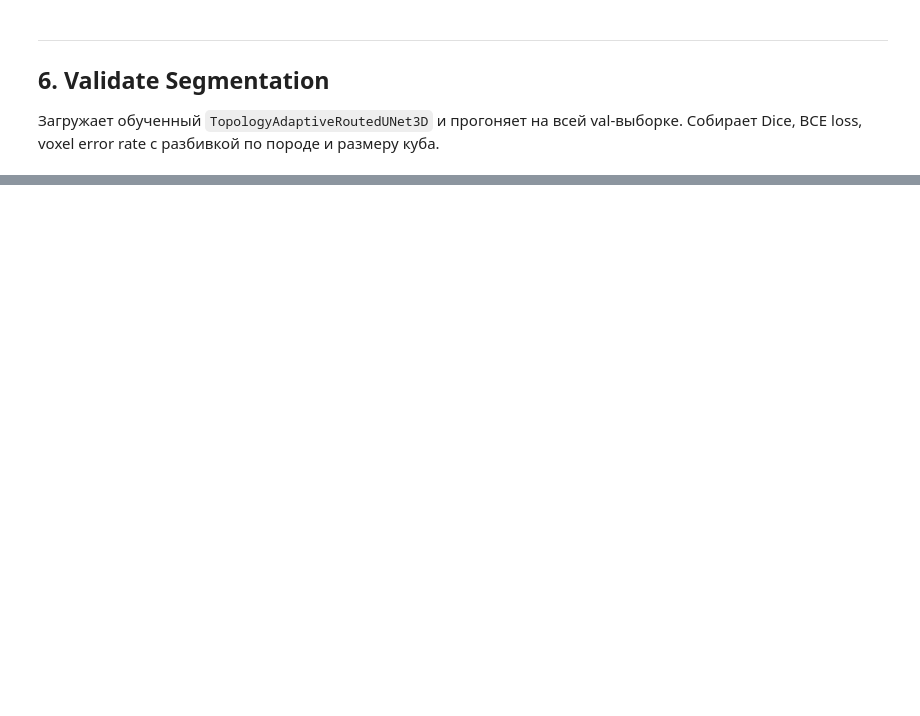
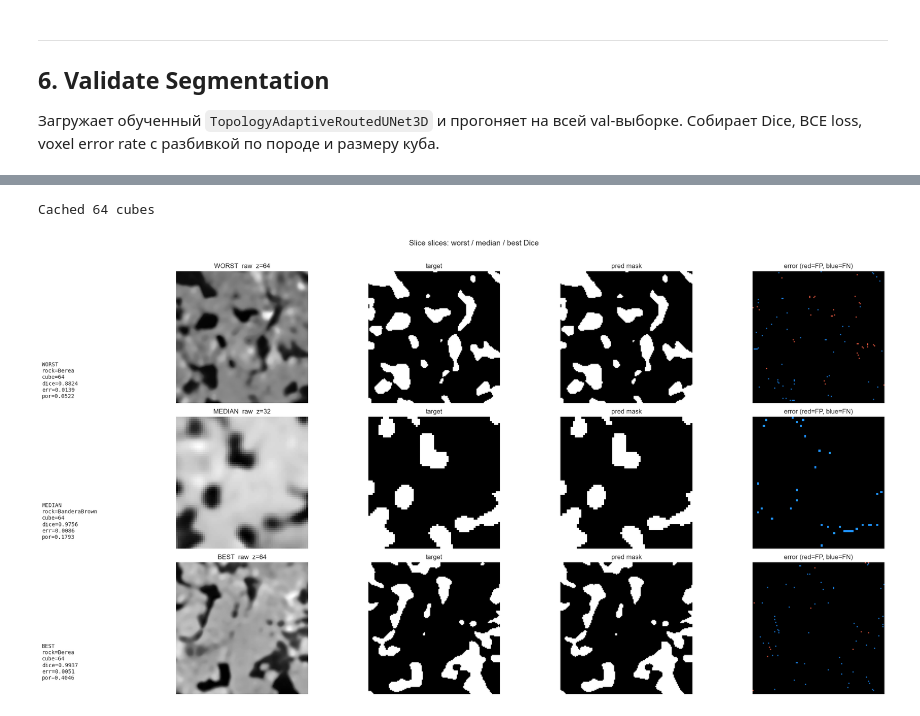
Before and after one commit to mxzt9/Micro-CT, a Jupyter notebook: src/full_pipeline.ipynb, the cells around one changed output, grey strips where cells are left out. Saved outputs shown, nothing was run; the diff lists cells and outputs as text; code cells hidden in the pictures; blank space fills up the shorter version.

```diff
--- a/src/full_pipeline.ipynb
+++ b/src/full_pipeline.ipynb
@@ -345,11 +363,11 @@ from utils import (
 # %%
 CUBE_SIZES = list(DEFAULT_CUBE_SIZES)
 SPLIT = "train"
-MAX_SAMPLES = 5  # уменьши для быстрой проверки
+MAX_SAMPLES = 100  # извлекаем больше сетей для обучения GNN
 USE_TARGET_MASK = True  # True = ground truth, без загрузки сегмент. модели
 THRESHOLD = 0.5
 VOXEL_SIZE_M = 2.25e-6
-SEG_CHECKPOINT = ROOT / "models" / "segmentation_best.pth"
+SEG_CHECKPOINT = ROOT / "models" / "colab_1epoch.pth"
 # %%
 OUT_DIR = ROOT / "outputs" / "networks"
 OUT_DIR.mkdir(parents=True, exist_ok=True)
@@ -678,7 +764,7 @@ import seaborn as sns
 
 warnings.filterwarnings('ignore')
 # %%
-CHECKPOINT_PATH = ROOT / "models" / "segmentation_best.pth"
+CHECKPOINT_PATH = ROOT / "models" / "colab_2epoch.pth"
 CUBE_SIZES = [64, 128]
 BATCH_SIZE_BY_CUBE_SIZE = {64: 16, 128: 2, 192: 1}
 VAL_SAMPLES_PER_GROUP = 16
@@ -972,12 +996,60 @@ summary
-# %%
-fig, axes = plt.subplots(1, 2, figsize=(14, 5))
-for ax, metric, title in zip(axes, ["val_loss", "val_dice"], ["Validation Loss", "Validation Dice"]):
-    for model_name in summary["model"].unique():
-        df = summary[summary["model"] == model_name]
-        ax.plot(df["epoch"], df[metric], label=model_name, linewidth=1.5)
-    ax.set_xlabel("Epoch"); ax.set_title(title); ax.legend(); ax.grid(True, alpha=0.3)
-fig.tight_layout(); plt.show()
-
-best = summary.loc[summary.groupby("model")["val_dice"].idxmax()]
-for _, row in best.iterrows():
-    print(f"Best {row['model']}: epoch={row['epoch']}, val_loss={row['val_loss']:.4f}, val_dice={row['val_dice']:.4f}")
+# %%
+# ── Визуализация срезов: худший / средний / лучший по Dice ──
+import matplotlib.pyplot as plt
+from matplotlib.colors import ListedColormap
+import numpy as np
+from utils import cubical_persistence_summary
+
+# Сохраняем все x, y, pred в RAM одним проходом по val_ds
+print("Caching cubes for visualization...")
+all_x, all_y, all_pred = [], [], []
+bce_fn = torch.nn.BCEWithLogitsLoss(reduction="none")
+with torch.inference_mode():
+    for i in tqdm(range(len(val_ds)), desc="caching"):
+        s = val_ds[i]
+        x = s["x"].unsqueeze(0).float().to(device)
+        ph = s.get("ph_features")
+        if ph is not None:
+            ph = ph.unsqueeze(0).to(device)
+        out = model(x, ph_features=ph, return_dict=True)
+        prob = torch.sigmoid(out["logits"])
+        all_x.append(s["x"])
+        all_y.append(s["y"])
+        all_pred.append((prob >= 0.5).cpu().squeeze())
+print(f"Cached {len(all_x)} cubes")
+
+worst_idx = df["dice"].idxmin()
+best_idx  = df["dice"].idxmax()
+median_idx = (df["dice"] - df["dice"].mean()).abs().idxmin()
+picks = [("WORST", worst_idx), ("MEDIAN", median_idx), ("BEST", best_idx)]
+
+fig, axes = plt.subplots(3, 4, figsize=(24, 12))
+err_cmap = ListedColormap(["black", "tomato", "dodgerblue"])  # 0=ok, 1=FP, 2=FN
+
+for row, (label, idx) in enumerate(picks):
+    raw = all_x[idx].numpy()[0]   # (D,H,W)
+    gt  = all_y[idx].numpy()[0]   # (D,H,W)
+    pred = all_pred[idx].numpy()  # (D,H,W)
+    cs = int(df.iloc[idx]["cube_size"])
+    mid = raw.shape[0] // 2
+
+    raw_s = raw[mid]; gt_s = gt[mid]; pred_s = pred[mid]
+    err = np.zeros_like(pred_s, dtype=np.uint8)
+    err[(pred_s == 1) & (gt_s == 0)] = 1  # FP
+    err[(pred_s == 0) & (gt_s == 1)] = 2  # FN
+
+    axes[row, 0].imshow(raw_s, cmap="gray");               axes[row, 0].set_title(f"{label}  raw  z={mid}"); axes[row,0].axis("off")
+    axes[row, 1].imshow(gt_s, cmap="gray", vmin=0, vmax=1); axes[row, 1].set_title("target");              axes[row,1].axis("off")
+    axes[row, 2].imshow(pred_s, cmap="gray", vmin=0, vmax=1); axes[row, 2].set_title("pred mask");        axes[row,2].axis("off")
+    axes[row, 3].imshow(err, cmap=err_cmap, vmin=0, vmax=2); axes[row, 3].set_title("error (red=FP, blue=FN)"); axes[row,3].axis("off")
+
+    # текстовая подпись
+    r = df.iloc[idx]
+    fig.text(0.04, 0.72 - row*0.30,
+             f"{label}\nrock={r['rock']}\ncube={cs}\ndice={r['dice']:.4f}\nerr={r['error_rate']:.4f}\npor={r['porosity']:.4f}",
+             fontsize=10, fontfamily="monospace", verticalalignment="top")
+
+fig.suptitle("Slice slices: worst / median / best Dice", fontsize=14)
+plt.tight_layout(rect=[0.12, 0, 1, 0.97])
+plt.show()
+# %% [output]
@@ -983,0 +1057,2 @@ for _, row in best.iterrows():
+Cached 64 cubes
+[figure, added]
```
Also changed, not shown: parts of 25 cells of this notebook, 11 other files.
